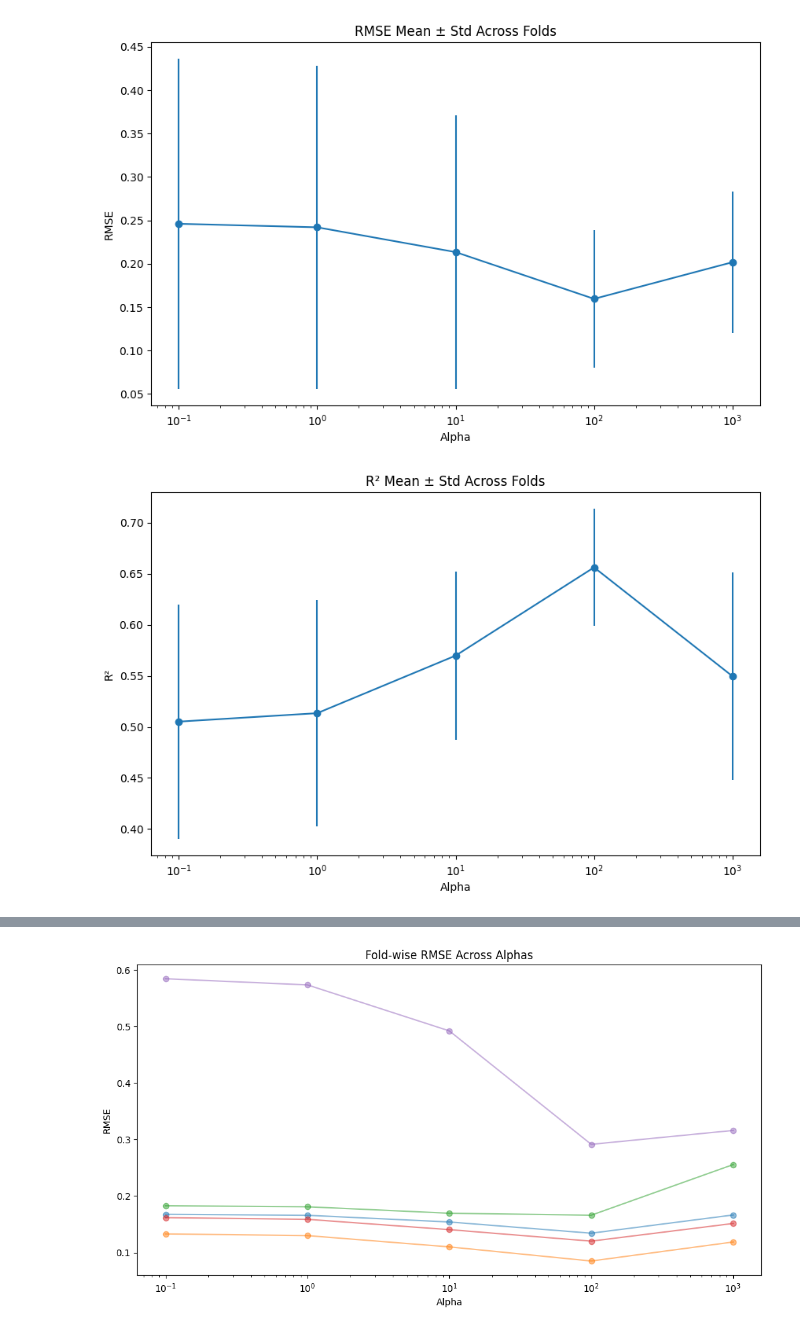
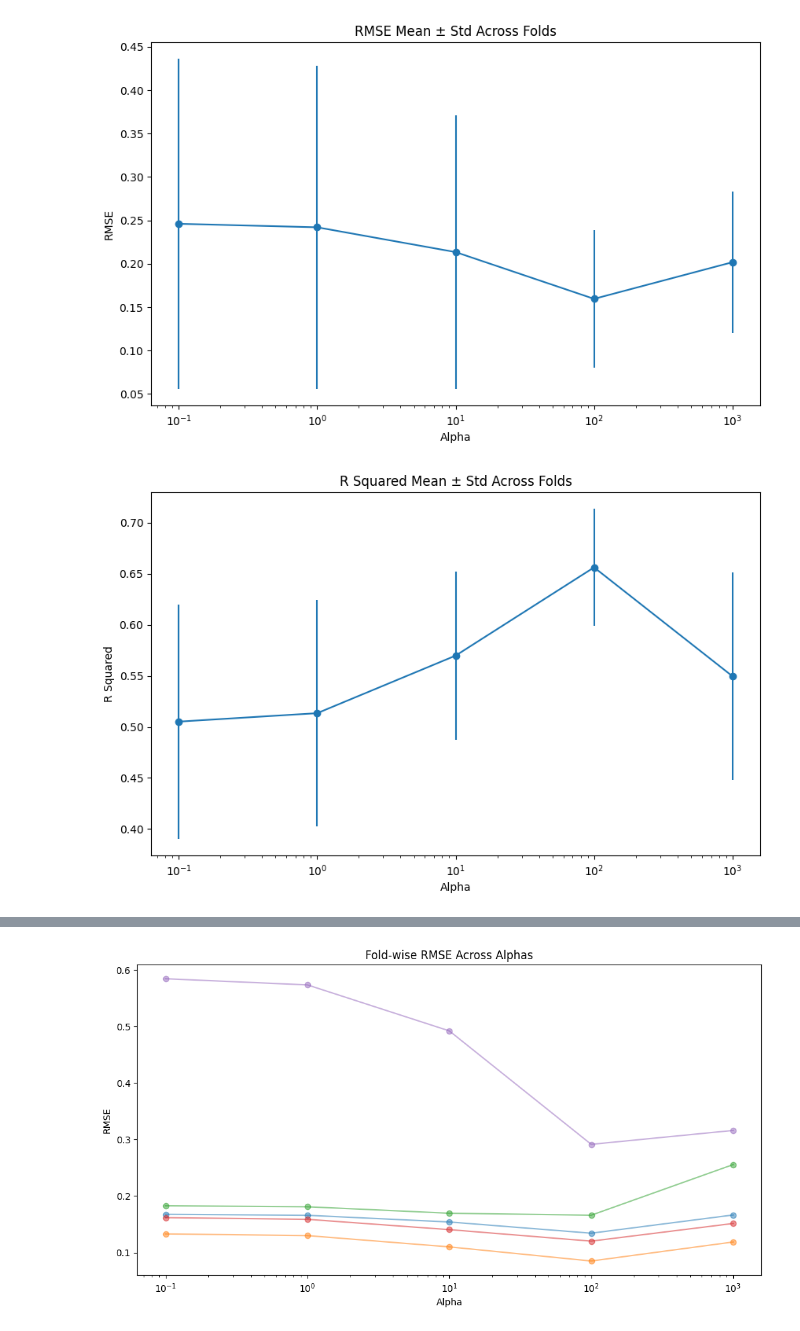
Before and after one commit to DanielSeanBrown/deprivation-experiments, a Jupyter notebook: spatio-economic-modelling/slx_poc.ipynb, the cells around one changed output, grey strips where cells are left out. Cells and saved outputs as stored; diff of their text form; code cells hidden in the pictures.

```diff
--- a/spatio-economic-modelling/slx_poc.ipynb
+++ b/spatio-economic-modelling/slx_poc.ipynb
@@ -469,12 +478,7 @@ Whilst these actions are slightly outside the scope of the notebook, regularisat
 # %%
-
 ridge_eval_rows = []
 
-
 fold = 0
-
-print(type(y))
-
 
 for train_idx, test_idx in gkf.split(X, y, groups=groups):
     # split
@@ -509,7 +513,7 @@ for train_idx, test_idx in gkf.split(X, y, groups=groups):
             'alpha': a,
             'fold': fold,
             'RMSE': mean_squared_error(y_test, y_pred),
-            'R²': r2_score(y_test, y_pred)
+            'R Squared': r2_score(y_test, y_pred)
         })
 
     fold += 1
@@ -536,7 +540,7 @@ plt.show()
 # %%
 summary = ridge_eval_df.groupby('alpha').agg({
     'RMSE': ['mean', 'std'],
-    'R²': ['mean', 'std']
+    'R Squared': ['mean', 'std']
 }).reset_index()
 
 summary.columns = ['alpha', 'rmse_mean', 'rmse_std', 'r2_mean', 'r2_std']
@@ -553,10 +557,10 @@ plt.show()
 # %%
 plt.figure(figsize=(10,6))
 plt.errorbar(summary['alpha'], summary['r2_mean'], yerr=summary['r2_std'], marker='o')
 plt.xscale('log')
-plt.title('R² Mean ± Std Across Folds')
+plt.title('R Squared Mean ± Std Across Folds')
 plt.xlabel('Alpha')
-plt.ylabel('R²')
+plt.ylabel('R Squared')
 plt.show()
 # %% [output]
-[figure, old version]
+[figure, new version]
```
Also changed, not shown: parts of 28 cells of this notebook, 7 other files.
